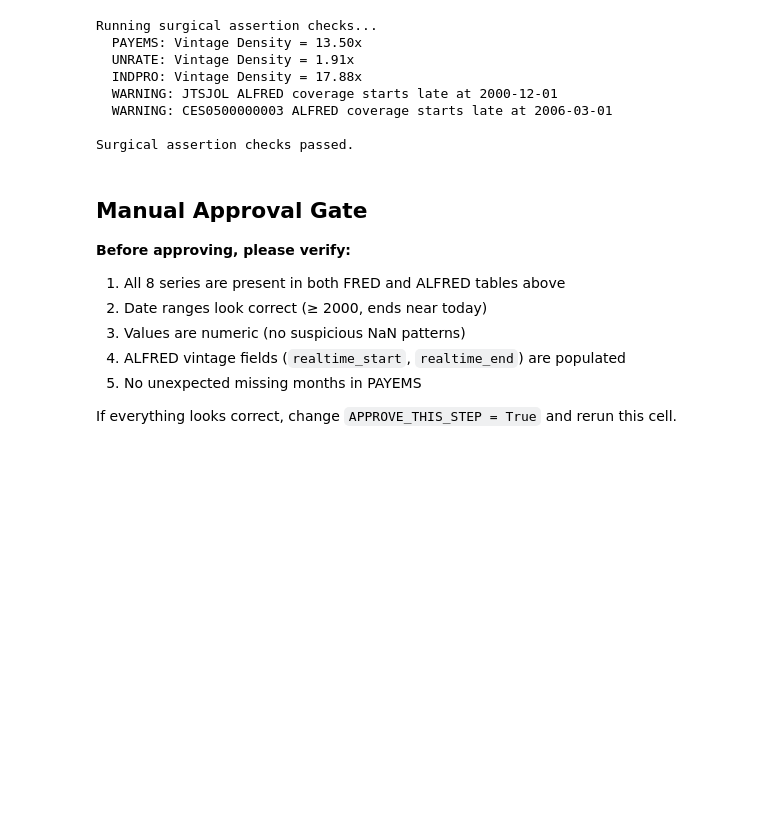
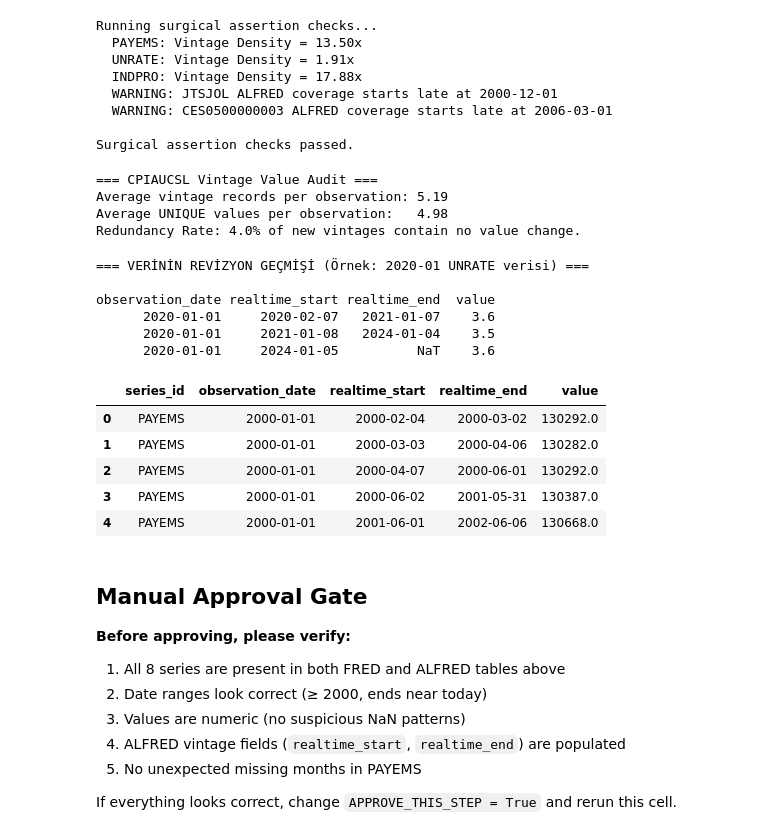
Before and after one commit to mimimission/ECON_NLP, a Jupyter notebook: notebooks/01_collect_raw_fred_alfred.ipynb, the cells around one changed output. Saved outputs shown, nothing was run; the diff lists cells and outputs as text; code cells hidden in the pictures; blank space fills up the shorter version.

```diff
--- a/notebooks/01_collect_raw_fred_alfred.ipynb
+++ b/notebooks/01_collect_raw_fred_alfred.ipynb
@@ -664,6 +638,59 @@ Running surgical assertion checks...
   WARNING: CES0500000003 ALFRED coverage starts late at 2006-03-01
 
 Surgical assertion checks passed.
+# %%
+print('\n=== CPIAUCSL Vintage Value Audit ===')
+
+# Isolate CPIAUCSL data
+cpi_df = alfred_df[alfred_df['series_id'] == 'CPIAUCSL']
+
+# Group by observation date and count total records vs unique values
+audit_df = cpi_df.groupby('observation_date').agg(
+    total_vintages=('value', 'count'),
+    unique_values=('value', 'nunique')
+)
+
+avg_vintages = audit_df['total_vintages'].mean()
+avg_unique = audit_df['unique_values'].mean()
+
+print(f"Average vintage records per observation: {avg_vintages:.2f}")
+print(f"Average UNIQUE values per observation:   {avg_unique:.2f}")
+
+# Calculate the redundancy rate
+redundant_pct = (1 - (avg_unique / avg_vintages)) * 100
+print(f"Redundancy Rate: {redundant_pct:.1f}% of new vintages contain no value change.")
+# %% [output]
+=== CPIAUCSL Vintage Value Audit ===
+Average vintage records per observation: 5.19
+Average UNIQUE values per observation:   4.98
+Redundancy Rate: 4.0% of new vintages contain no value change.
+# %%
+print("=== VERİNİN REVİZYON GEÇMİŞİ (Örnek: 2020-01 UNRATE verisi) ===\n")
+
+# UNRATE serisini seç
+df_unrate = alfred_df[alfred_df['series_id'] == 'UNRATE']
+
+# Özellikle 2020-01 tarihli gözlemi filtrele
+# Bu satır, tek bir ayın verisinin FED tarafından kaç kez güncellendiğini gösterir
+revision_history = df_unrate[df_unrate['observation_date'] == '2020-01-01'].sort_values('realtime_start')
+
+print(revision_history[['observation_date', 'realtime_start', 'realtime_end', 'value']].to_string(index=False))
+# %% [output]
+=== VERİNİN REVİZYON GEÇMİŞİ (Örnek: 2020-01 UNRATE verisi) ===
+
+observation_date realtime_start realtime_end  value
+      2020-01-01     2020-02-07   2021-01-07    3.6
+      2020-01-01     2021-01-08   2024-01-04    3.5
+      2020-01-01     2024-01-05          NaT    3.6
+# %%
+alfred_df.head()
+# %% [output]
+|  | series_id | observation_date | realtime_start | realtime_end | value |
+| 0 | PAYEMS | 2000-01-01 | 2000-02-04 | 2000-03-02 | 130292.0 |
+| 1 | PAYEMS | 2000-01-01 | 2000-03-03 | 2000-04-06 | 130282.0 |
+| 2 | PAYEMS | 2000-01-01 | 2000-04-07 | 2000-06-01 | 130292.0 |
+| 3 | PAYEMS | 2000-01-01 | 2000-06-02 | 2001-05-31 | 130387.0 |
+| 4 | PAYEMS | 2000-01-01 | 2001-06-01 | 2002-06-06 | 130668.0 |
 # %% [markdown]
 ## Manual Approval Gate
 
```
Also changed, not shown: parts of 5 cells of this notebook.
